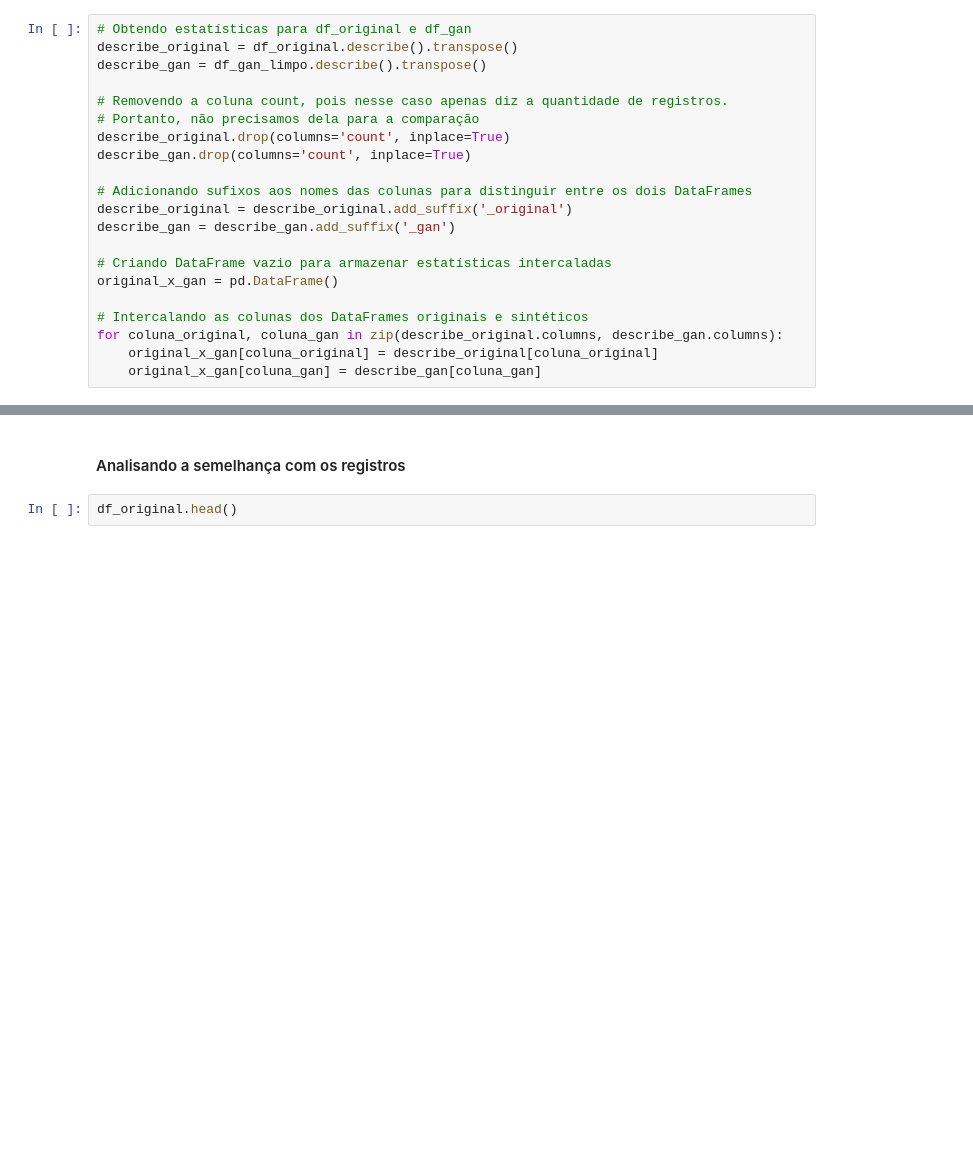
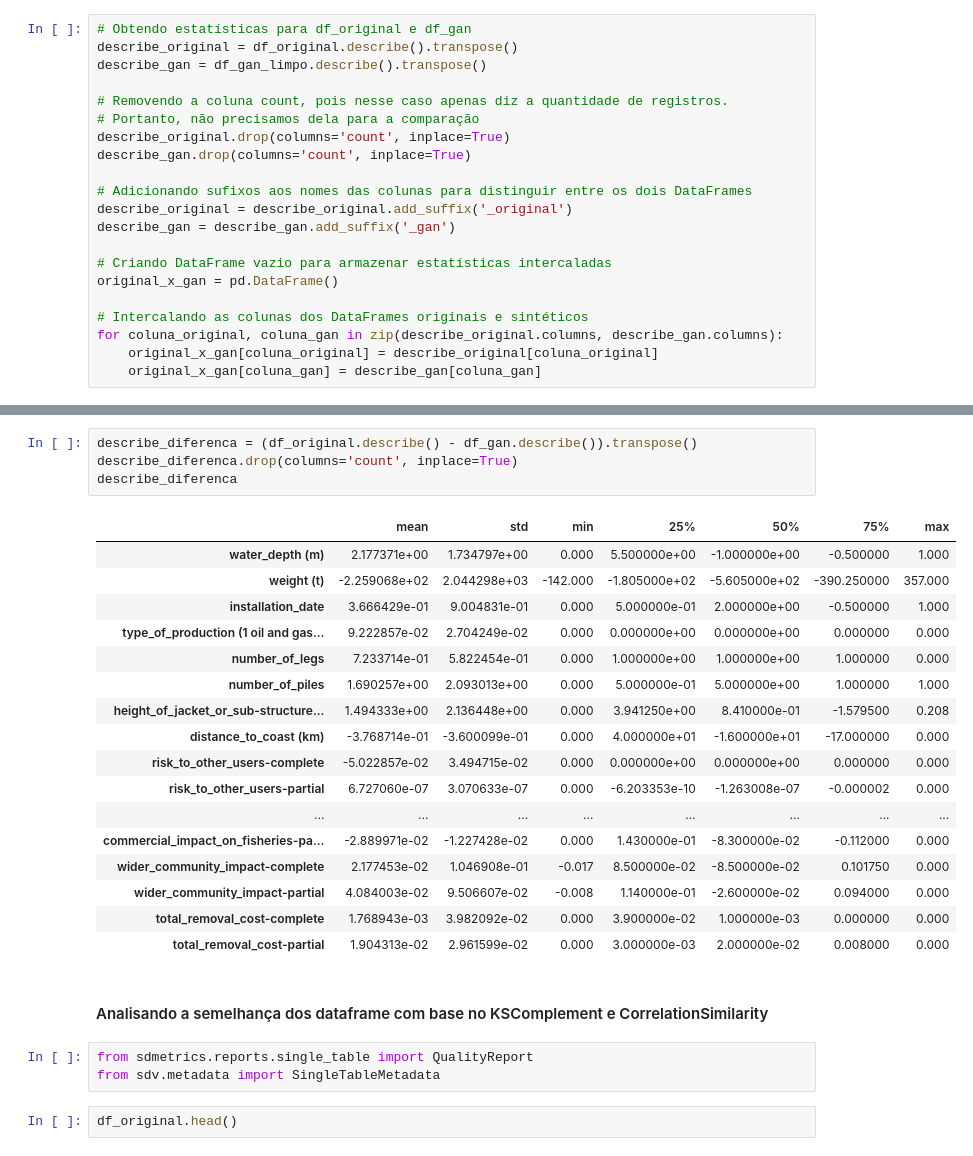
Before and after one commit to JailonWilliam/offshore-platform-decommissioning, a Jupyter notebook: notebooks/main.ipynb, the cells around one changed output, grey strips where cells are left out. Saved outputs shown, nothing was run; the diff lists cells and outputs as text; blank space fills up the shorter version.

```diff
--- a/notebooks/main.ipynb
+++ b/notebooks/main.ipynb
@@ -203,5 +171,30 @@ original_x_gan.head(26)
+# %%
+describe_diferenca = (df_original.describe() - df_gan.describe()).transpose()
+describe_diferenca.drop(columns='count', inplace=True)
+describe_diferenca
+# %% [output]
+|  | mean | std | min | 25% | 50% | 75% | max |
+| water_depth (m) | 2.177371e+00 | 1.734797e+00 | 0.000 | 5.500000e+00 | -1.000000e+00 | -0.500000 | 1.000 |
+| weight (t) | -2.259068e+02 | 2.044298e+03 | -142.000 | -1.805000e+02 | -5.605000e+02 | -390.250000 | 357.000 |
+| installation_date | 3.666429e-01 | 9.004831e-01 | 0.000 | 5.000000e-01 | 2.000000e+00 | -0.500000 | 1.000 |
+| type_of_production (1 oil and gas... | 9.222857e-02 | 2.704249e-02 | 0.000 | 0.000000e+00 | 0.000000e+00 | 0.000000 | 0.000 |
+| number_of_legs | 7.233714e-01 | 5.822454e-01 | 0.000 | 1.000000e+00 | 1.000000e+00 | 1.000000 | 0.000 |
+| number_of_piles | 1.690257e+00 | 2.093013e+00 | 0.000 | 5.000000e-01 | 5.000000e+00 | 1.000000 | 1.000 |
+| height_of_jacket_or_sub-structure... | 1.494333e+00 | 2.136448e+00 | 0.000 | 3.941250e+00 | 8.410000e-01 | -1.579500 | 0.208 |
+| distance_to_coast (km) | -3.768714e-01 | -3.600099e-01 | 0.000 | 4.000000e+01 | -1.600000e+01 | -17.000000 | 0.000 |
+| risk_to_other_users-complete | -5.022857e-02 | 3.494715e-02 | 0.000 | 0.000000e+00 | 0.000000e+00 | 0.000000 | 0.000 |
+| risk_to_other_users-partial | 6.727060e-07 | 3.070633e-07 | 0.000 | -6.203353e-10 | -1.263008e-07 | -0.000002 | 0.000 |
+| ... | ... | ... | ... | ... | ... | ... | ... |
+| commercial_impact_on_fisheries-pa... | -2.889971e-02 | -1.227428e-02 | 0.000 | 1.430000e-01 | -8.300000e-02 | -0.112000 | 0.000 |
+| wider_community_impact-complete | 2.177453e-02 | 1.046908e-01 | -0.017 | 8.500000e-02 | -8.500000e-02 | 0.101750 | 0.000 |
+| wider_community_impact-partial | 4.084003e-02 | 9.506607e-02 | -0.008 | 1.140000e-01 | -2.600000e-02 | 0.094000 | 0.000 |
+| total_removal_cost-complete | 1.768943e-03 | 3.982092e-02 | 0.000 | 3.900000e-02 | 1.000000e-03 | 0.000000 | 0.000 |
+| total_removal_cost-partial | 1.904313e-02 | 2.961599e-02 | 0.000 | 3.000000e-03 | 2.000000e-02 | 0.008000 | 0.000 |
 # %% [markdown]
-#### Analisando a semelhança com os registros
+#### Analisando a semelhança dos dataframe com base no KSComplement e CorrelationSimilarity
+# %%
+from sdmetrics.reports.single_table import QualityReport
+from sdv.metadata import SingleTableMetadata
 # %%
 df_original.head()
 # %% [output]
```
Also changed, not shown: parts of 19 cells of this notebook, 5 other files.
